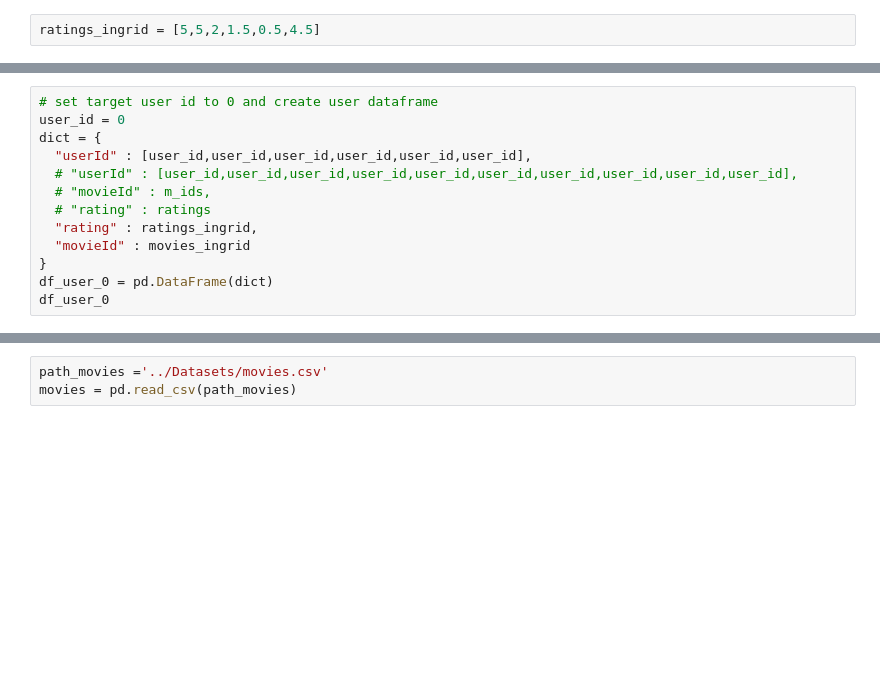
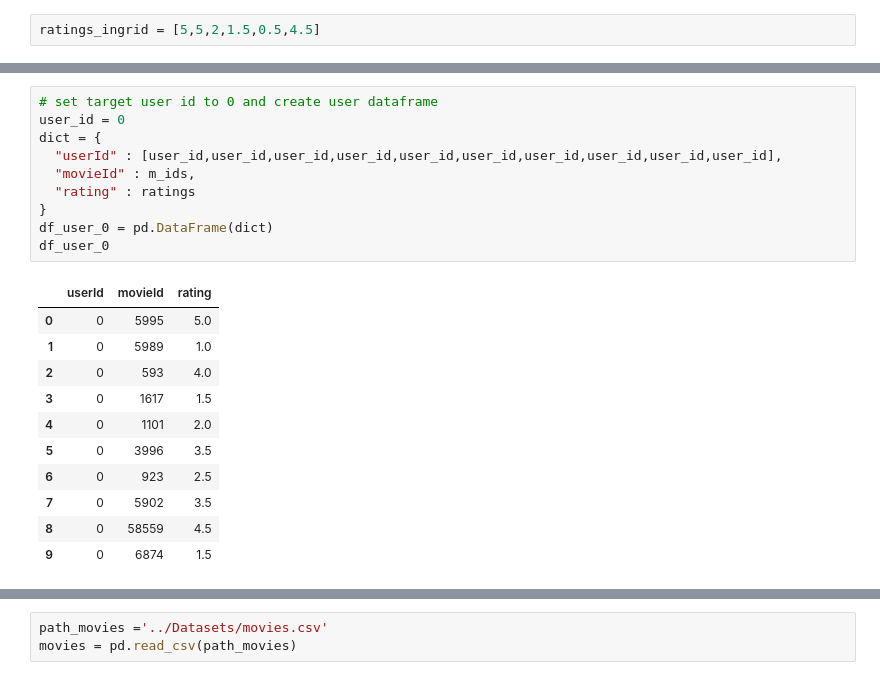
Before and after one commit to IC2020341/Capstone_Project, a Jupyter notebook: Jupyter Notebook/Capstone Project Jupyter Notebook.ipynb, the cells around one changed output, grey strips where cells are left out. Drawn from its saved outputs; the diff is of its cells as text; blank space fills up the shorter version.

```diff
--- a/Jupyter Notebook/Capstone Project Jupyter Notebook.ipynb
+++ b/Jupyter Notebook/Capstone Project Jupyter Notebook.ipynb
@@ -1174,16 +1207,25 @@ print(ratings)
 # %%
 # set target user id to 0 and create user dataframe
 user_id = 0
 dict = {
-  "userId" : [user_id,user_id,user_id,user_id,user_id,user_id],
-  # "userId" : [user_id,user_id,user_id,user_id,user_id,user_id,user_id,user_id,user_id,user_id],
-  # "movieId" : m_ids,
-  # "rating" : ratings
-  "rating" : ratings_ingrid,
-  "movieId" : movies_ingrid
+  "userId" : [user_id,user_id,user_id,user_id,user_id,user_id,user_id,user_id,user_id,user_id],
+  "movieId" : m_ids,
+  "rating" : ratings
 }
 df_user_0 = pd.DataFrame(dict)
 df_user_0
+# %% [output]
+|  | userId | movieId | rating |
+| 0 | 0 | 5995 | 5.0 |
+| 1 | 0 | 5989 | 1.0 |
+| 2 | 0 | 593 | 4.0 |
+| 3 | 0 | 1617 | 1.5 |
+| 4 | 0 | 1101 | 2.0 |
+| 5 | 0 | 3996 | 3.5 |
+| 6 | 0 | 923 | 2.5 |
+| 7 | 0 | 5902 | 3.5 |
+| 8 | 0 | 58559 | 4.5 |
+| 9 | 0 | 6874 | 1.5 |
 # %%
 users = find_similar_users(df_user_0,ratings_final )
 print(users)
```
Also changed, not shown: parts of 17 cells of this notebook.
